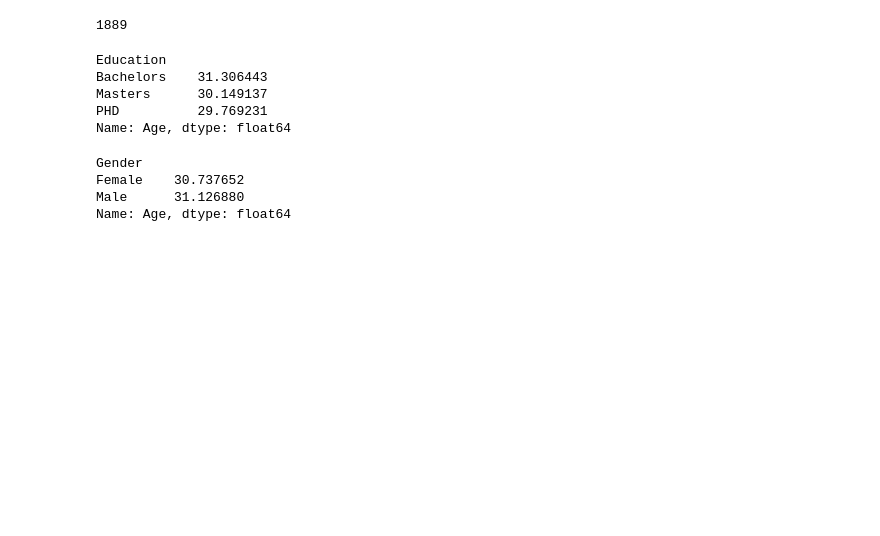
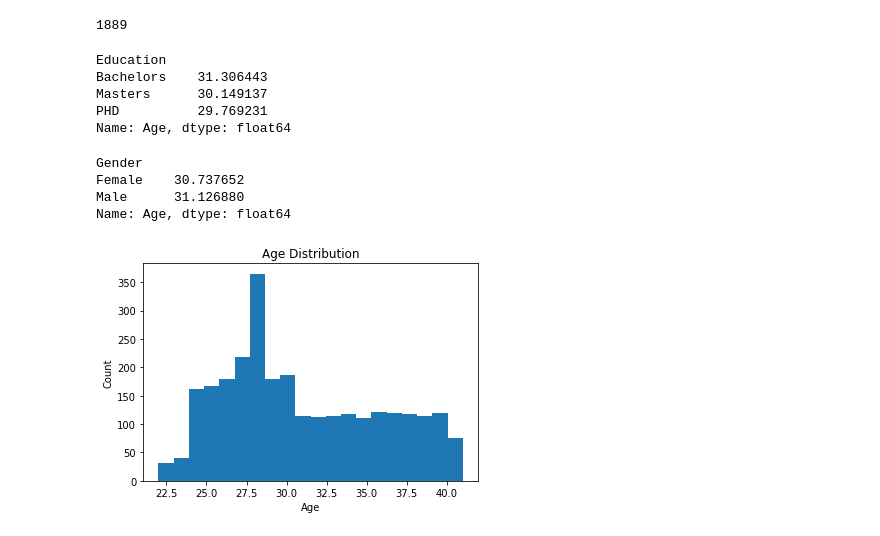
Before and after one commit to halchemylab/employee-classification-machine-learning-project, a Jupyter notebook: notebook.ipynb, the cells around one changed output. Cells and saved outputs as stored; diff of their text form; code cells hidden in the pictures; blank space fills up the shorter version.

Commit message:
- Created some visualizations to explore dataset

```diff
--- a/notebook.ipynb
+++ b/notebook.ipynb
@@ -81,3 +81,11 @@ Male      31.126880
 Name: Age, dtype: float64
 # %%
 df.sort_values(by="JoiningYear", ascending=False, inplace=True)
+# %%
+plt.hist(df["Age"], bins=20)
+plt.xlabel("Age")
+plt.ylabel("Count")
+plt.title("Age Distribution")
+plt.show()
+# %% [output]
+[figure, added]
```
Also changed, not shown: parts of 3 cells of this notebook.
